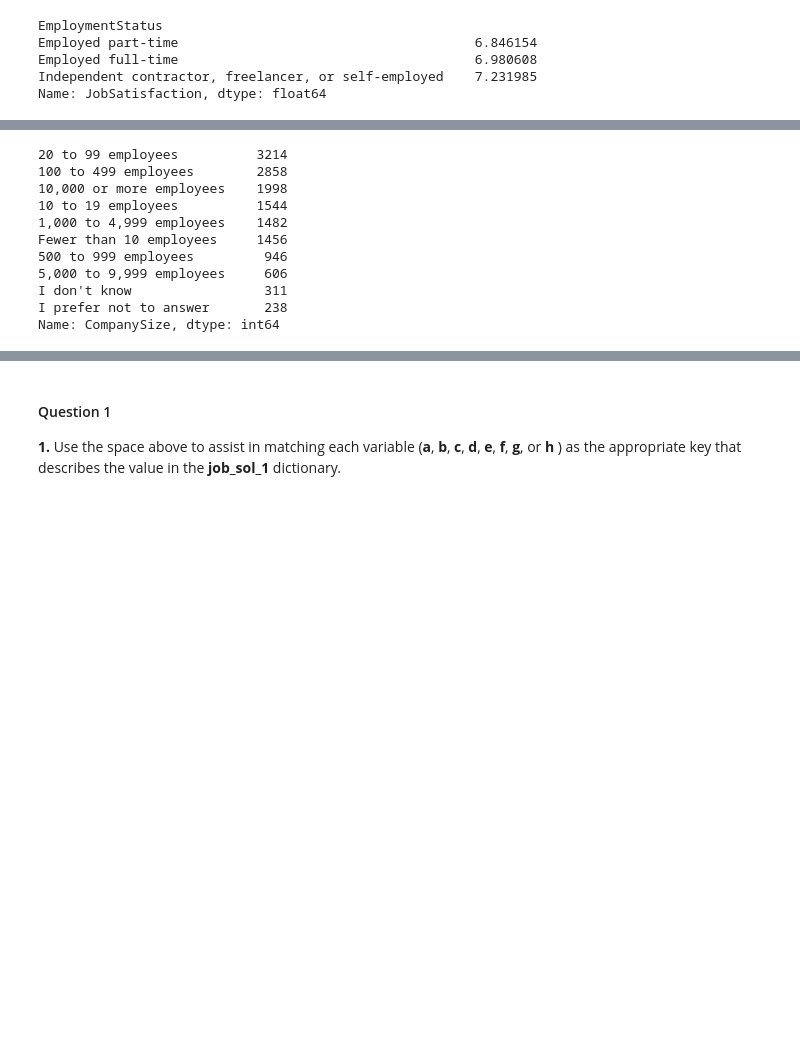
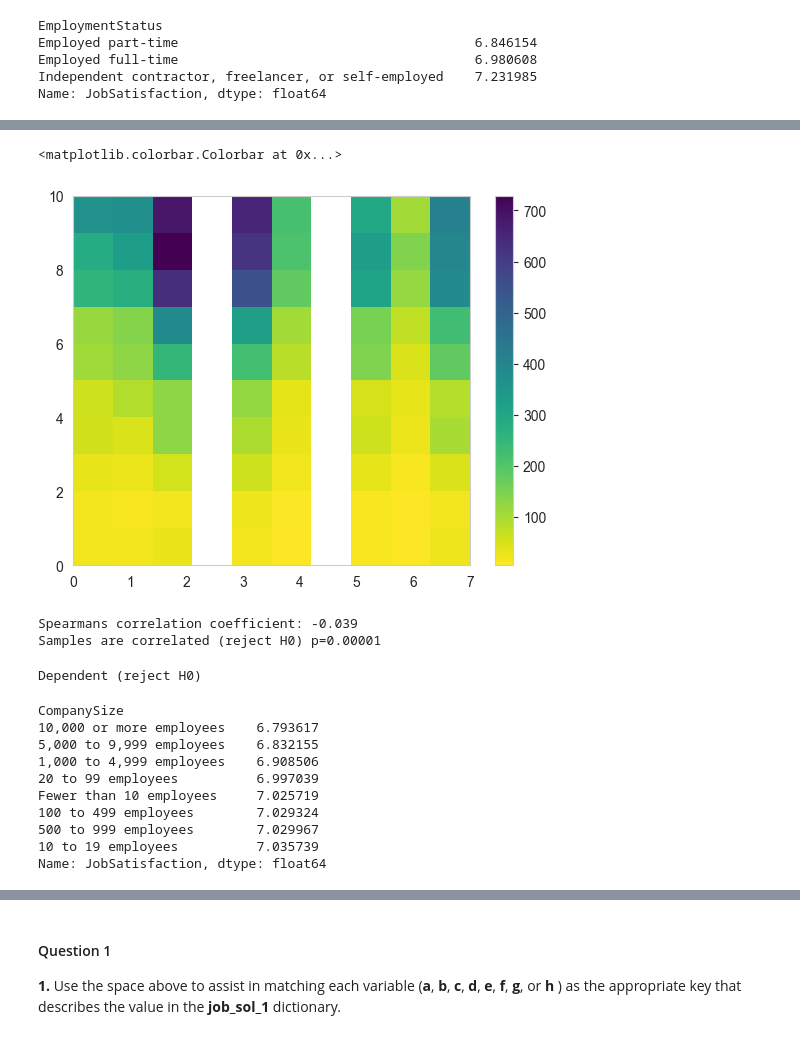
Before and after one commit to LourensWalters/data-science, a Jupyter notebook: notebooks/resources/CRISP_DM_Udacity/3 - Job Satisfaction.ipynb, the cells around one changed output, grey strips where cells are left out. Saved outputs shown, nothing was run; the diff lists cells and outputs as text; code cells hidden in the pictures; blank space fills up the shorter version.

```diff
--- a/notebooks/resources/CRISP_DM_Udacity/3 - Job Satisfaction.ipynb
+++ b/notebooks/resources/CRISP_DM_Udacity/3 - Job Satisfaction.ipynb
@@ -70,14 +85,59 @@ df_comp_size = df[df["CompanySize"].notnull()]
+# %%
+# Use cmin to set a minimum bound of counts
+# Use cmap to reverse the color map.
+plt.hist2d(data = df_comp_size, x = 'company_size_ord', y = 'JobSatisfaction', cmin=0.5, cmap='viridis_r')
+plt.colorbar()
+# %% [output]
+<matplotlib.colorbar.Colorbar at 0x...>
+[figure, added]
+# %%
+'''
+We have ordinal variables and therefore Spearman's test makes sense.
+'''
+
+from scipy.stats import spearmanr
+# calculate spearman's correlation
+coef, p = spearmanr(df_comp_size["company_size_ord"], df_comp_size["JobSatisfaction"])
+print('Spearmans correlation coefficient: %.3f' % coef)
+# interpret the significance
+alpha = 0.05
+if p > alpha:
+ print('Samples are uncorrelated (fail to reject H0) p=%.5f' % p)
+else:
+ print('Samples are correlated (reject H0) p=%.5f' % p)
+# %% [output]
+Spearmans correlation coefficient: -0.039
+Samples are correlated (reject H0) p=0.00001
+# %%
+'''
+We however perform Pearson's Chi-Squared for categorical variables for comparison.
+'''
+from scipy.stats import chi2, chi2_contingency
+
+table = pd.crosstab(index=df_comp_size['company_size_ord'], columns=df_comp_size['JobSatisfaction'])
+
+stat, p, dof, expected = chi2_contingency(table)
+
+# interpret test-statistic
+prob = 0.95
+critical = chi2.ppf(prob, dof)
+if abs(stat) >= critical:
+ print('Dependent (reject H0)')
+else:
+ print('Independent (fail to reject H0)')
+# %% [output]
+Dependent (reject H0)
 # %%
 df_comp_size["CompanySize"].value_counts(dropna=False)
+df_comp_size.groupby(by="CompanySize")["JobSatisfaction"].mean().sort_values()
 # %% [output]
-20 to 99 employees          3214
-100 to 499 employees        2858
-10,000 or more employees    1998
-10 to 19 employees          1544
-1,000 to 4,999 employees    1482
-Fewer than 10 employees     1456
-500 to 999 employees         946
-5,000 to 9,999 employees     606
-I don't know                 311
-I prefer not to answer       238
-Name: CompanySize, dtype: int64
+CompanySize
+10,000 or more employees    6.793617
+5,000 to 9,999 employees    6.832155
+1,000 to 4,999 employees    6.908506
+20 to 99 employees          6.997039
+Fewer than 10 employees     7.025719
+100 to 499 employees        7.029324
+500 to 999 employees        7.029967
+10 to 19 employees          7.035739
+Name: JobSatisfaction, dtype: float64
```
Also changed, not shown: parts of 11 cells of this notebook.
